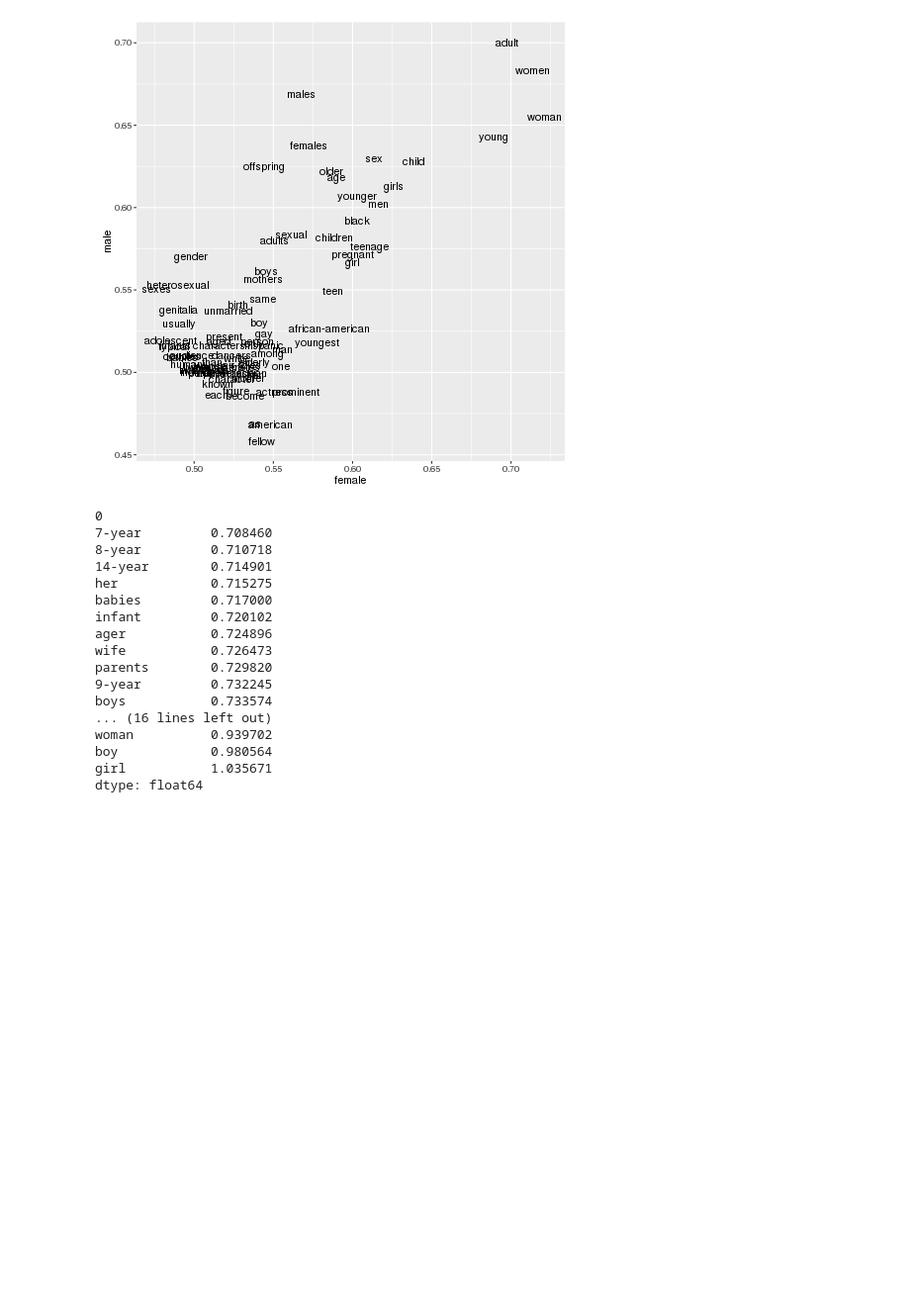
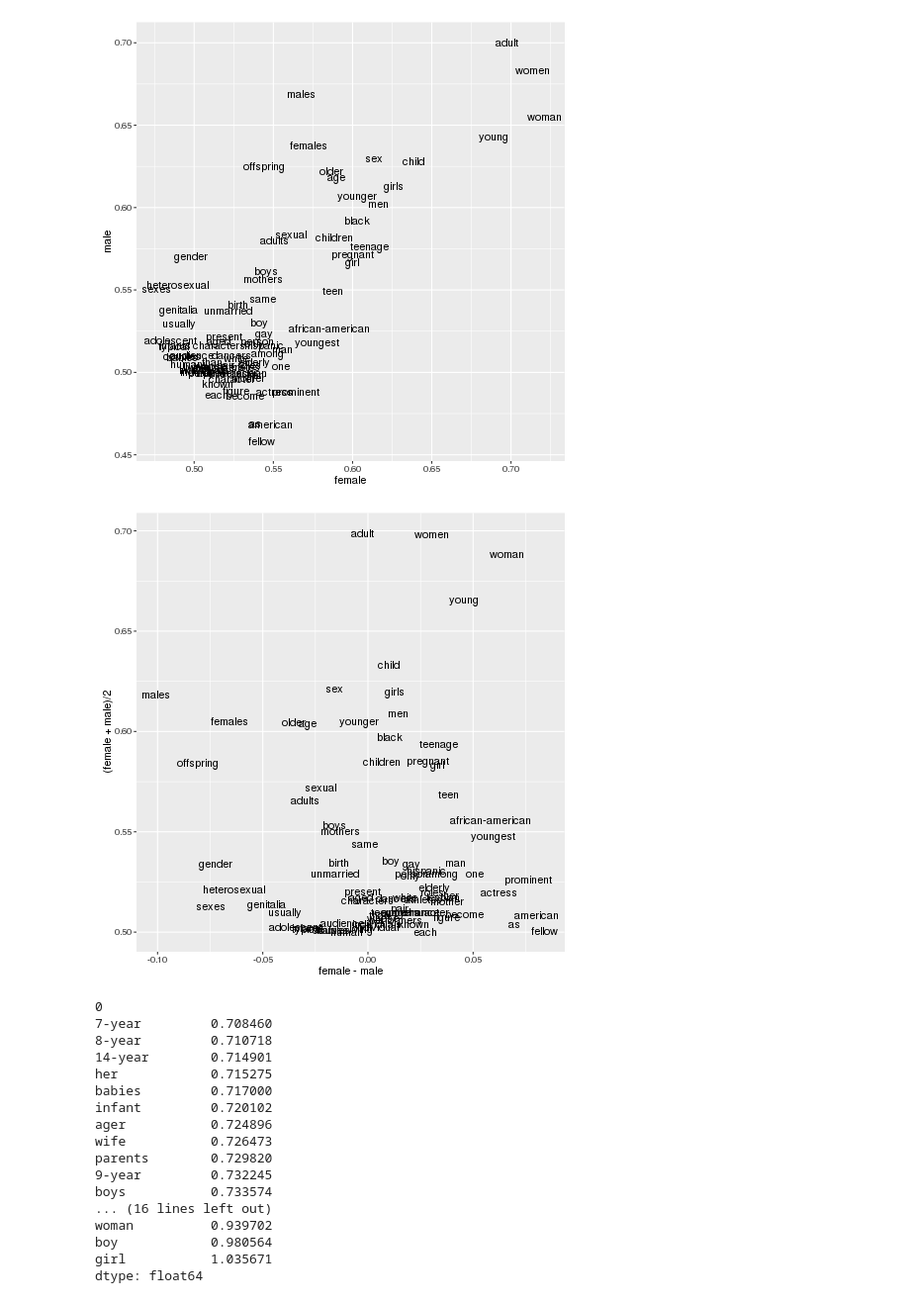
Before and after one commit to lamyiowce/word2viz, a Jupyter notebook: 0_test.ipynb, the cells around one changed output. Shown: that part at 99% size. Drawn from its saved outputs; the diff is of its cells as text; code cells hidden in the pictures; blank space fills up the shorter version.

```diff
--- a/0_test.ipynb
+++ b/0_test.ipynb
@@ -203,6 +203,13 @@ ggplot(df_plot, aes(female, male, label=name)) +
   geom_text()
 # %% [output]
 [figure]
+# %%
+%%R -i df_plot
+
+ggplot(df_plot, aes(female-male, (female+male)/2, label=name)) +
+  geom_text()
+# %% [output]
+[figure, added]
 # %%
 dfn.dot(dfn.loc["boy"] - dfn.loc["man"] + dfn.loc["woman"]).sort_values().tail(30)
 # %% [output]
```
Also changed, not shown: parts of 1 cell of this notebook, 4 other files.
